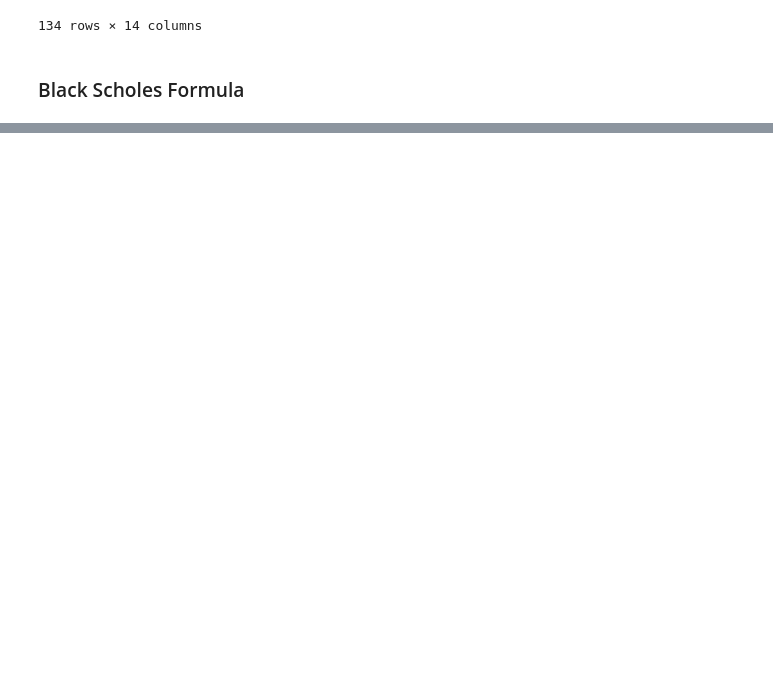
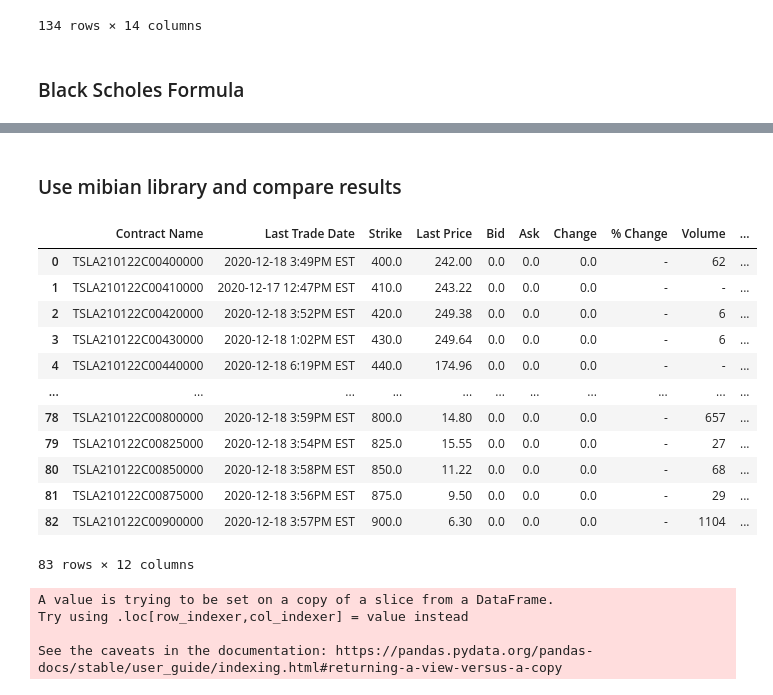
Before and after one commit to MoStgt/Python-For-Finance, a Jupyter notebook: PricingOptionswithBlackScholes.ipynb, the cells around one changed output, grey strips where cells are left out. Saved outputs shown, nothing was run; the diff lists cells and outputs as text; code cells hidden in the pictures; blank space fills up the shorter version.

```diff
--- a/PricingOptionswithBlackScholes.ipynb
+++ b/PricingOptionswithBlackScholes.ipynb
@@ -220 +220,37 @@ max      13451.221624
 Name: estimate_error, dtype: float64
+# %% [markdown]
+### Use mibian library and compare results
+# %%
+import mibian
+# Calculate the volatility as the annualized standard deviation of the stock returns
+sigma = np.sqrt(252) * historical['returns'].std()
+
+list_estimates_mibian = []
+
+# strike prices for call contracts
+for x in range(0,numberOfStrikePrices):
+    c = mibian.BS([latestSpotPrice, rCall['Strike'][x], riskFreeRate, (diff/252)], volatility=sigma*100)
+    list_estimates_mibian.append(c.callPrice)
+
+
+# merge the two lists to compare results
+df_list = pd.DataFrame(data=list_estimates_mibian, index=rCall.index)
+df_list['estimate_mibian'] = df_list[0]
+del df_list[0]
+df_estimate_mibian = rCall.merge(df_list, right_index = True, left_index = True)
+# %%
+df_estimate_mibian
+# %% [output]
+|  | Contract Name | Last Trade Date | Strike | Last Price | Bid | Ask | Change | % Change | Volume | ... |
+| 0 | TSLA210122C00400000 | 2020-12-18 3:49PM EST | 400.0 | 242.00 | 0.0 | 0.0 | 0.0 | - | 62 | ... |
+| 1 | TSLA210122C00410000 | 2020-12-17 12:47PM EST | 410.0 | 243.22 | 0.0 | 0.0 | 0.0 | - | - | ... |
+| 2 | TSLA210122C00420000 | 2020-12-18 3:52PM EST | 420.0 | 249.38 | 0.0 | 0.0 | 0.0 | - | 6 | ... |
+| 3 | TSLA210122C00430000 | 2020-12-18 1:02PM EST | 430.0 | 249.64 | 0.0 | 0.0 | 0.0 | - | 6 | ... |
+| 4 | TSLA210122C00440000 | 2020-12-18 6:19PM EST | 440.0 | 174.96 | 0.0 | 0.0 | 0.0 | - | - | ... |
+| ... | ... | ... | ... | ... | ... | ... | ... | ... | ... | ... |
+| 78 | TSLA210122C00800000 | 2020-12-18 3:59PM EST | 800.0 | 14.80 | 0.0 | 0.0 | 0.0 | - | 657 | ... |
+| 79 | TSLA210122C00825000 | 2020-12-18 3:54PM EST | 825.0 | 15.55 | 0.0 | 0.0 | 0.0 | - | 27 | ... |
+| 80 | TSLA210122C00850000 | 2020-12-18 3:58PM EST | 850.0 | 11.22 | 0.0 | 0.0 | 0.0 | - | 68 | ... |
+| 81 | TSLA210122C00875000 | 2020-12-18 3:56PM EST | 875.0 | 9.50 | 0.0 | 0.0 | 0.0 | - | 29 | ... |
+| 82 | TSLA210122C00900000 | 2020-12-18 3:57PM EST | 900.0 | 6.30 | 0.0 | 0.0 | 0.0 | - | 1104 | ... |
+83 rows × 12 columns
@@ -220,0 +260,8 @@ Name: estimate_error, dtype: float64
+# %%
+# Calculate estimate error and plot result
+df_estimate_mibian['estimate_mibian_error'] = ((df_estimate_mibian['Last Price'] - df_estimate_mibian['estimate_mibian'])/df_estimate_mibian['estimate_mibian'])*100
+# %% [output]
+A value is trying to be set on a copy of a slice from a DataFrame.
+Try using .loc[row_indexer,col_indexer] = value instead
+
+See the caveats in the documentation: https://pandas.pydata.org/pandas-docs/stable/user_guide/indexing.html#returning-a-view-versus-a-copy
```
Also changed, not shown: parts of 20 cells of this notebook.
